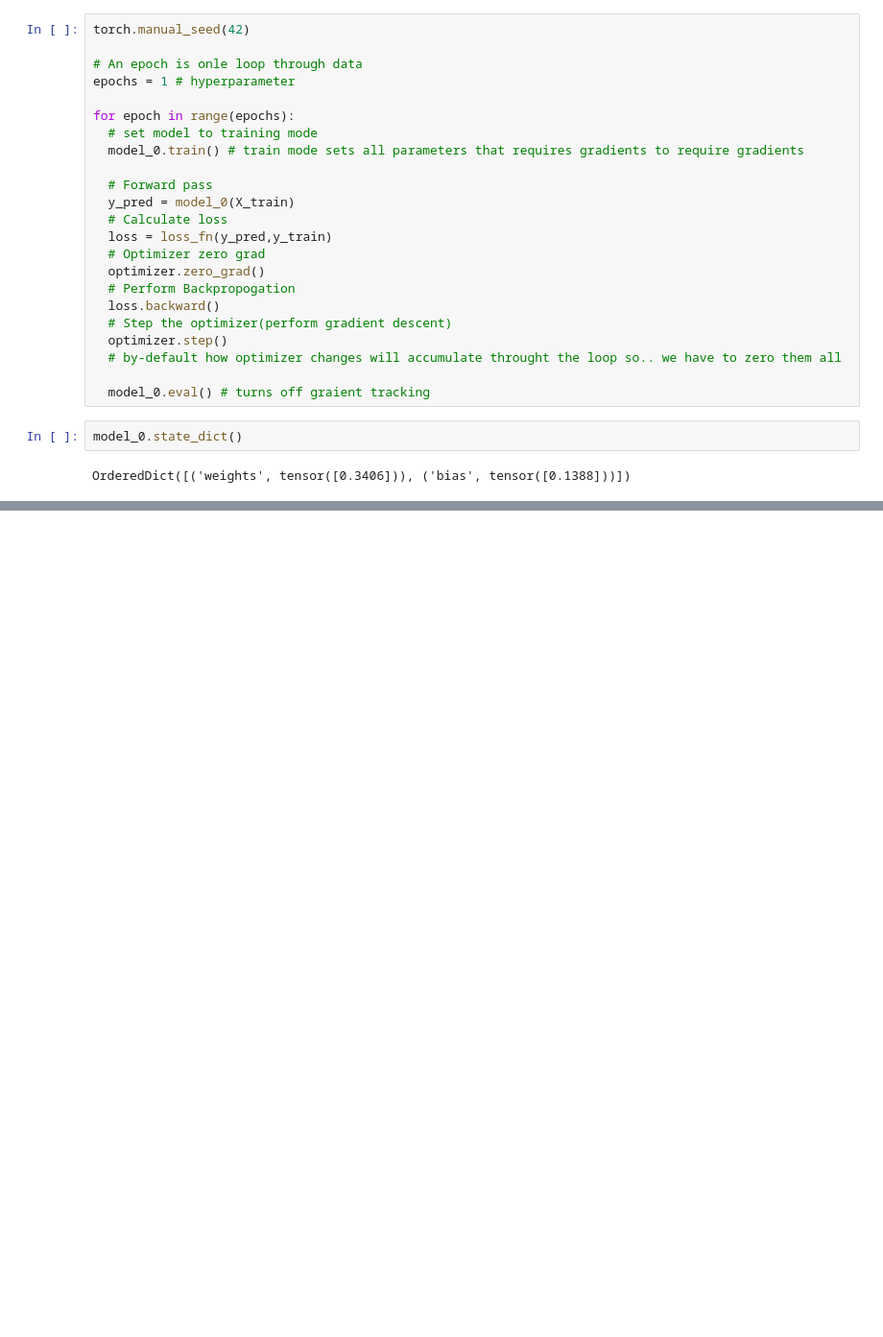
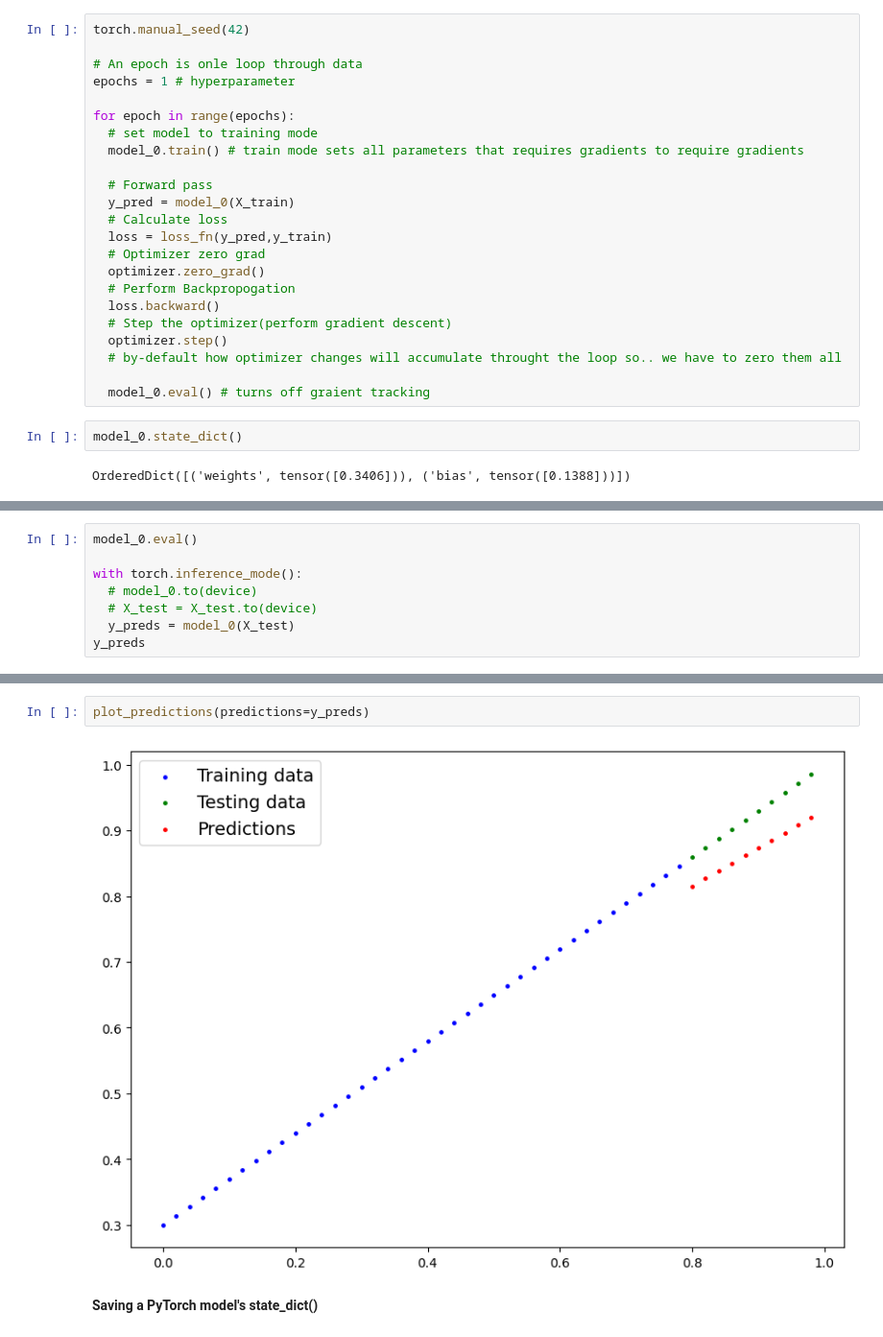
Before and after one commit to amann-03/PyTorch_Implementations, a Jupyter notebook: Pytorch_WorkFlow.ipynb, the cells around one changed output, grey strips where cells are left out. Shown at 96% size. Drawn from its saved outputs; the diff is of its cells as text; blank space fills up the shorter version.

```diff
--- a/Pytorch_WorkFlow.ipynb
+++ b/Pytorch_WorkFlow.ipynb
@@ -262,0 +379,8 @@ OrderedDict([('weights', tensor([0.3406])), ('bias', tensor([0.1388]))])
+# %%
+model_0.eval()
+
+with torch.inference_mode():
+  # model_0.to(device)
+  # X_test = X_test.to(device)
+  y_preds = model_0(X_test)
+y_preds
@@ -262,0 +398,6 @@ OrderedDict([('weights', tensor([0.3406])), ('bias', tensor([0.1388]))])
+# %%
+plot_predictions(predictions=y_preds)
+# %% [output]
+[figure, added]
+# %% [markdown]
+**Saving a PyTorch model's state_dict()**
```
Also changed, not shown: parts of 17 cells of this notebook.
